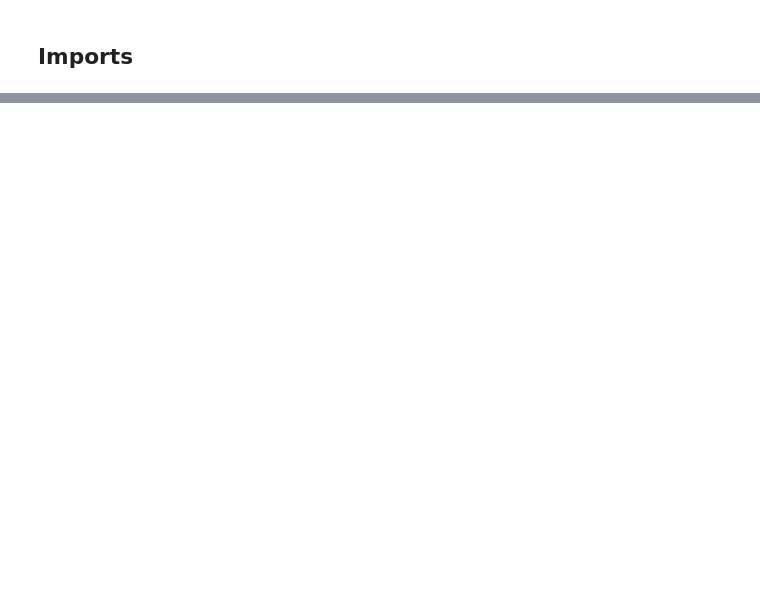
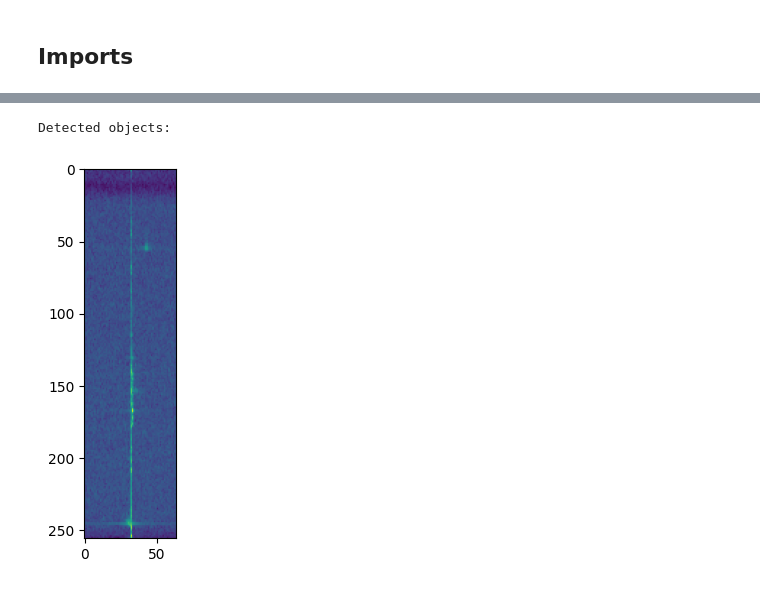
Before and after one commit to arigra/IAI-CMU, a Jupyter notebook: Object_detection/rcnn_detector.ipynb, the cells around one changed output, grey strips where cells are left out. Drawn from its saved outputs; the diff is of its cells as text; code cells hidden in the pictures; blank space fills up the shorter version.

```diff
--- a/Object_detection/rcnn_detector.ipynb
+++ b/Object_detection/rcnn_detector.ipynb
@@ -359,0 +760,58 @@ KeyboardInterrupt:
+# %%
+def infer_single_sample(model, sample, device):
+    model.eval()
+    with torch.no_grad():
+        # Prepare the input
+        spectrum = sample['spectrum']
+
+        # Convert spectrum to tensor and ensure it has shape [C, H, W]
+        input_tensor = torch.tensor(spectrum, dtype=torch.float32).to(device)
+        if input_tensor.dim() == 2:  # If spectrum is [H, W], add a channel dimension
+            input_tensor = input_tensor.unsqueeze(0)  # [1, H, W]
+        if input_tensor.dim() == 3 and input_tensor.shape[0] != 3:
+            input_tensor = input_tensor.repeat(3, 1, 1)  # Repeat to make [3, H, W]
+
+        # Perform inference
+        outputs = model([input_tensor])
+
+        # Extract results
+        output = outputs[0]
+        boxes = output['boxes'].cpu().numpy()
+        labels = output['labels'].cpu().numpy()
+        scores = output['scores'].cpu().numpy()
+
+        return boxes, labels, scores
+
+boxes, labels, scores = infer_single_sample(model, sample, device)
+
+# Print results
+print("Detected objects:")
+for box, label, score in zip(boxes, labels, scores):
+    print(f"Label: {label}, Score: {score:.4f}, Box: {box}")
+
+# Visualize the results (optional, if you have image data to show bounding boxes)
+def visualize_detection(sample, boxes, labels, scores, threshold=0.5):
+    image = sample['spectrum']
+    # Convert image to numpy array and transpose to [H, W, C] for visualization
+    if isinstance(image, torch.Tensor):
+        image = image.numpy()
+    if image.shape[0] == 3:  # Assuming image is in [C, H, W] format
+        image = image.transpose(1, 2, 0)
+
+    fig, ax = plt.subplots(1)
+    ax.imshow(image)
+
+    for box, label, score in zip(boxes, labels, scores):
+        if score >= threshold:
+            ymin, xmin, ymax, xmax = box
+            rect = patches.Rectangle((xmin, ymin), xmax - xmin, ymax - ymin, linewidth=1, edgecolor='r', facecolor='none')
+            ax.add_patch(rect)
+            plt.text(xmin, ymin, f'{label}: {score:.2f}', bbox=dict(facecolor='yellow', alpha=0.5))
+
+    plt.show()
+
+# Visualize the detection results
+visualize_detection(sample, boxes, labels, scores)
+# %% [output]
+Detected objects:
+[figure, added]
```
Also changed, not shown: parts of 52 cells of this notebook.
